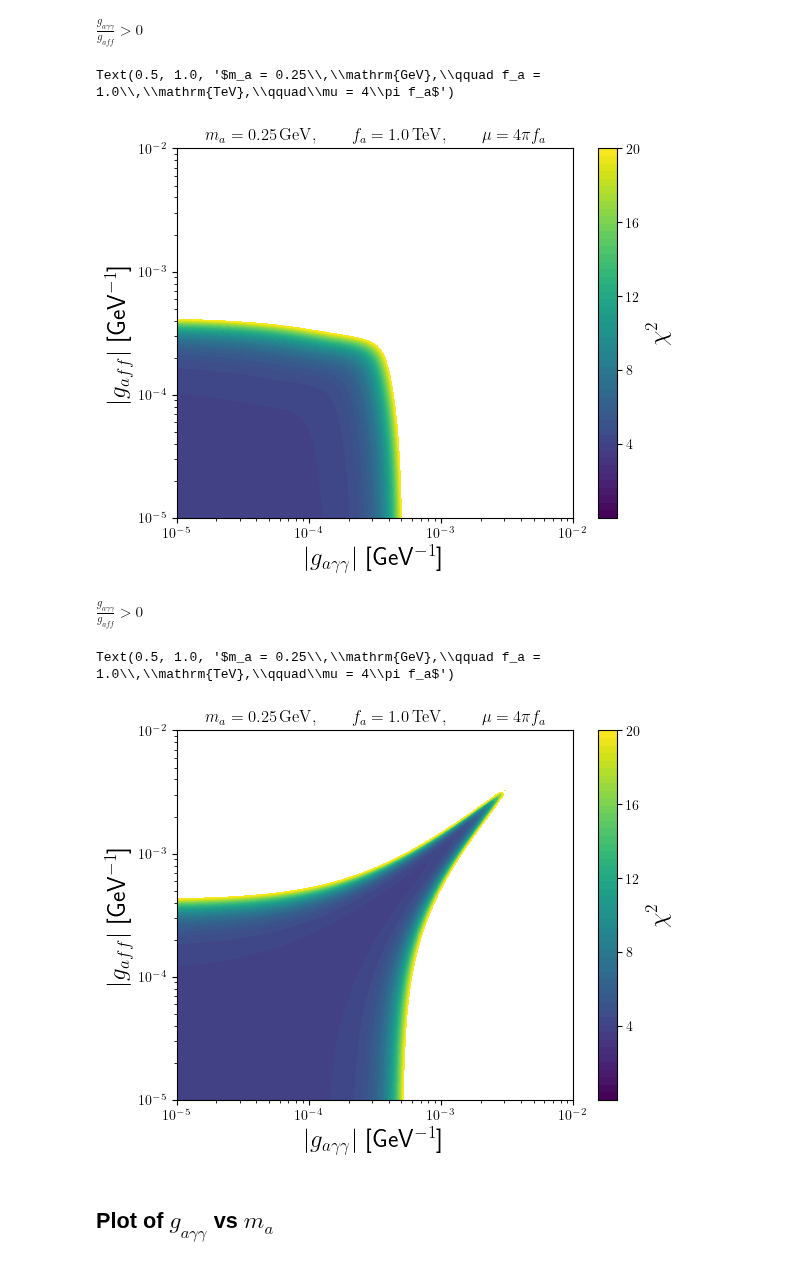
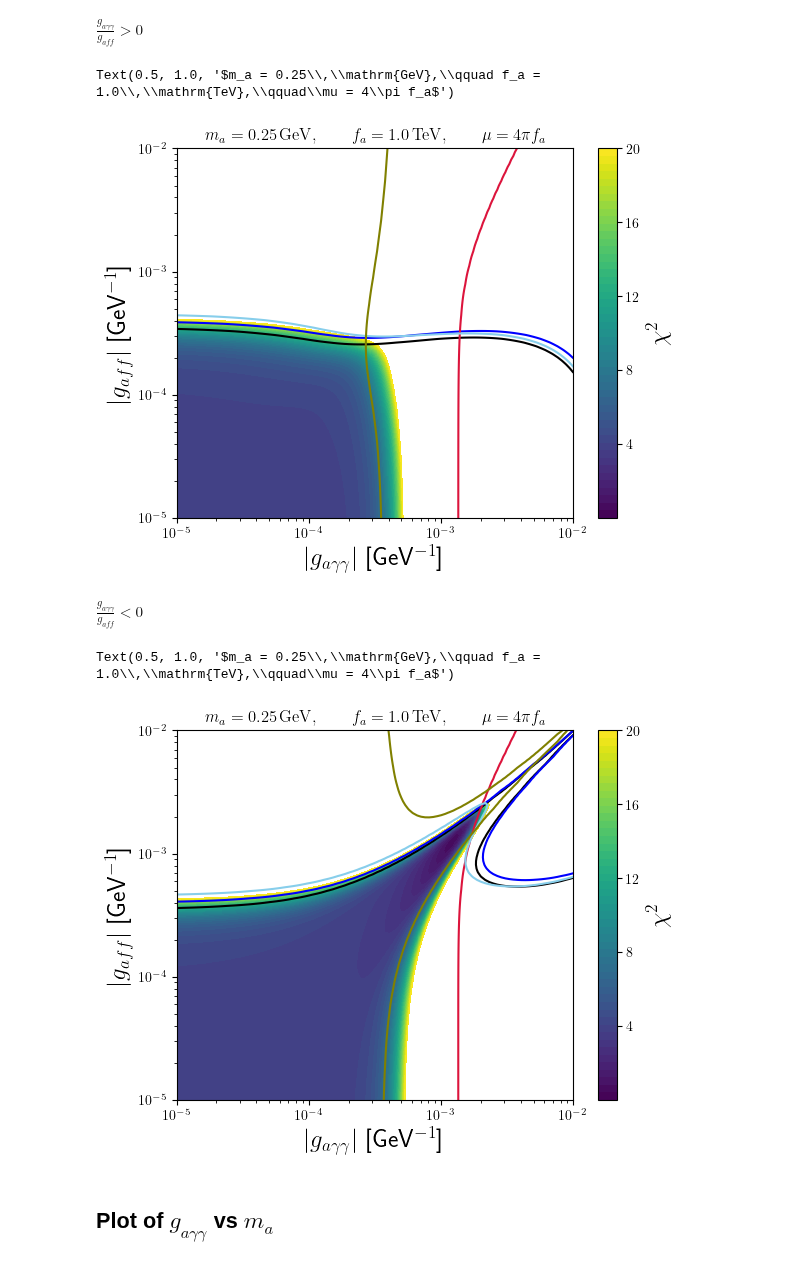
Before and after one commit to alp-aca/alp-aca, a Jupyter notebook: 02b_fit_quarkonia_visible.ipynb, the cells around one changed output. Drawn from its saved outputs; the diff is of its cells as text; code cells hidden in the pictures.

```diff
--- a/02b_fit_quarkonia_visible.ipynb
+++ b/02b_fit_quarkonia_visible.ipynb
@@ -78,5 +94,13 @@ chiBd_mesh, p_mesh = np.vectorize(chi2_Bd)(x_Bd, y_Bd)
 # %%
 c1 = plt.contourf(logx_Bd, logy_Bd, chiBd_mesh, levels=np.linspace(0, 20, 50), cmap='viridis')
+d1 = plt. contour(logx_Bd, logy_Bd, r1_mesh, colors='black', levels= [4])
+d2 = plt. contour(logx_Bd, logy_Bd, r2_mesh, colors='blue', levels= [4])
+d3 = plt. contour(logx_Bd, logy_Bd, r3_mesh, colors='deeppink', levels= [4])
+d4 = plt. contour(logx_Bd, logy_Bd, r4_mesh, colors='green', levels= [4])
+d5 = plt. contour(logx_Bd, logy_Bd, r5_mesh, colors='orchid', levels= [4])
+d6 = plt. contour(logx_Bd, logy_Bd, r6_mesh, colors='crimson', levels= [4])
+d7 = plt. contour(logx_Bd, logy_Bd, r7_mesh, colors='skyblue', levels= [4])
+d8 = plt. contour(logx_Bd, logy_Bd, r8_mesh, colors='olive', levels= [4])
 nwa_contour(logx_Bd, logy_Bd, p_mesh)
 plt.xlabel(r'$|g_{a\gamma\gamma}|$ [GeV$^{-1}$]', fontsize=18)
 plt.ylabel(r'$|g_{aff}|$ [GeV$^{-1}$]', fontsize=18)
@@ -89,9 +113,9 @@ ax.set_yscale('log')
 plt.title(r'$m_a = ' + str(ma) + '\,\mathrm{GeV},\qquad f_a = ' + str(f_a/1000) +'\,\mathrm{TeV},\qquad\mu = 4\pi f_a$')
 # %% [output]
 Text(0.5, 1.0, '$m_a = 0.25\\,\\mathrm{GeV},\\qquad f_a = 1.0\\,\\mathrm{TeV},\\qquad\\mu = 4\\pi f_a$')
-[figure, old version]
+[figure, new version]
 # %% [markdown]
-$\frac{g_{a\gamma\gamma}}{g_{a ff}}>0$
+$\frac{g_{a\gamma\gamma}}{g_{a ff}}<0$
 # %%
 # Chi-squared function
 def chi2_Bd_m(log_gagamma, log_gabb):
@@ -111,42 +135,66 @@ def chi2_Bd_m(log_gagamma, log_gabb):
     p = nwa_validity(ma, Gamma_tot)
 
     chi2 = 0
+    r1 = 0
+    r2 = 0
+    r3 = 0
+    r4 = 0
+    r5 = 0
+    r6 = 0
+    r7 = 0
+    r8 = 0
     if upsilon1_mumu_babar[1]!=0:
         chi2 += np.sum(((upsilon1_mumu_babar[0] - model_upsilon1_mumu)/upsilon1_mumu_babar[1])**2)
+        r1 =  ((upsilon1_mumu_babar[0] - model_upsilon1_mumu)/upsilon1_mumu_babar[1])**2
     if upsilon1_mumu[1]!=0:
         chi2 += np.sum(((upsilon1_mumu[0] - model_upsilon1_mumu)/ upsilon1_mumu[1])**2)
+        r2 = ((upsilon1_mumu[0] - model_upsilon1_mumu)/ upsilon1_mumu[1])**2
     if upsilon1_tautau[1]!=0:
         chi2 += np.sum(((upsilon1_tautau[0] - model_upsilon1_tautau)/ upsilon1_tautau[1])**2)
+        r3 = ((upsilon1_tautau[0] - model_upsilon1_tautau)/ upsilon1_tautau[1])**2
     if upsilon1_cc[1]!=0:
         chi2 += np.sum(((upsilon1_cc[0] - model_upsilon1_cc)/ upsilon1_cc[1])**2)
+        r4 = ((upsilon1_cc[0] - model_upsilon1_cc)/ upsilon1_cc[1])**2
     if upsilon3_hadrons[1]!=0:
         chi2 += np.sum(((upsilon3_hadrons[0] - model_upsilon3_had)/ upsilon3_hadrons[1])**2)
+        r5 = ((upsilon3_hadrons[0] - model_upsilon3_had)/ upsilon3_hadrons[1])**2
     if upsilon4_gamma[1]!=0:
         chi2 += np.sum(((upsilon4_gamma[0] - model_upsilon4_gamma)/ upsilon4_gamma[1])**2)
+        r6 = ((upsilon4_gamma[0] - model_upsilon4_gamma)/ upsilon4_gamma[1])**2
     if jpsi_mumu[1]!=0:
         chi2 += np.sum(((jpsi_mumu[0] - model_jpsi_mumu)/ jpsi_mumu[1])**2)
+        r7 = ((jpsi_mumu[0] - model_jpsi_mumu)/ jpsi_mumu[1])**2
     if jpsi_gamma[1]!=0:
         chi2 += np.sum(((jpsi_gamma[0] - model_jpsi_gamma)/ jpsi_gamma[1])**2)
-    return chi2, p
+        r8 = ((jpsi_gamma[0] - model_jpsi_gamma)/ jpsi_gamma[1])**2
+    return chi2, p, r1,r2,r3,r4,r5,r6, r7, r8
 # %%
 x_Bd_m, y_Bd_m = np.meshgrid(np.linspace(-5, -2, 100), np.linspace(-5, -2, 100))
 logx_Bd_m, logy_Bd_m = np.meshgrid(np.logspace(-5, -2, 100), np.logspace(-5, -2, 100))
-chiBd_mesh_m, p_mesh_m = np.vectorize(chi2_Bd_m)(x_Bd_m, y_Bd_m)
+chiBd_mesh_m, p_mesh_m, r1_mesh_m, r2_mesh_m, r3_mesh_m, r4_mesh_m, r5_mesh_m, r6_mesh_m, r7_mesh_m, r8_mesh_m = np.vectorize(chi2_Bd_m)(x_Bd_m, y_Bd_m)
 # %%
 c1 = plt.contourf(logx_Bd_m, logy_Bd_m, chiBd_mesh_m, levels=np.linspace(0, 20, 50), cmap='viridis')
+d1 = plt. contour(logx_Bd_m, logy_Bd_m, r1_mesh_m, colors='black', levels= [4])
+d2 = plt. contour(logx_Bd_m, logy_Bd_m, r2_mesh_m, colors='blue', levels= [4])
+d3 = plt. contour(logx_Bd_m, logy_Bd_m, r3_mesh_m, colors='deeppink', levels= [4])
+d4 = plt. contour(logx_Bd_m, logy_Bd_m, r4_mesh_m, colors='green', levels= [4])
+d5 = plt. contour(logx_Bd_m, logy_Bd_m, r5_mesh_m, colors='orchid', levels= [4])
+d6 = plt. contour(logx_Bd_m, logy_Bd_m, r6_mesh_m, colors='crimson', levels= [4])
+d7 = plt. contour(logx_Bd_m, logy_Bd_m, r7_mesh_m, colors='skyblue', levels= [4])
+d8 = plt. contour(logx_Bd_m, logy_Bd_m, r8_mesh_m, colors='olive', levels= [4])
 nwa_contour(logx_Bd_m, logy_Bd_m, p_mesh_m)
 plt.xlabel(r'$|g_{a\gamma\gamma}|$ [GeV$^{-1}$]', fontsize=18)
 plt.ylabel(r'$|g_{aff}|$ [GeV$^{-1}$]', fontsize=18)
 cbar = plt.colorbar(c1)
 cbar.set_label(r'$\chi^2$', fontsize=18)
 cbar.set_ticks(np.linspace(4, 20, 5))
 ax = plt.gca()
 ax.set_xscale('log')
 ax.set_yscale('log')
 plt.title(r'$m_a = ' + str(ma) + '\,\mathrm{GeV},\qquad f_a = ' + str(f_a/1000) +'\,\mathrm{TeV},\qquad\mu = 4\pi f_a$')
 # %% [output]
 Text(0.5, 1.0, '$m_a = 0.25\\,\\mathrm{GeV},\\qquad f_a = 1.0\\,\\mathrm{TeV},\\qquad\\mu = 4\\pi f_a$')
-[figure, old version]
+[figure, new version]
 # %% [markdown]
 ## Plot of $g_{a\gamma\gamma}$ vs $m_a$
 # %%
```
Also changed, not shown: parts of 7 cells of this notebook, 1 other file.
